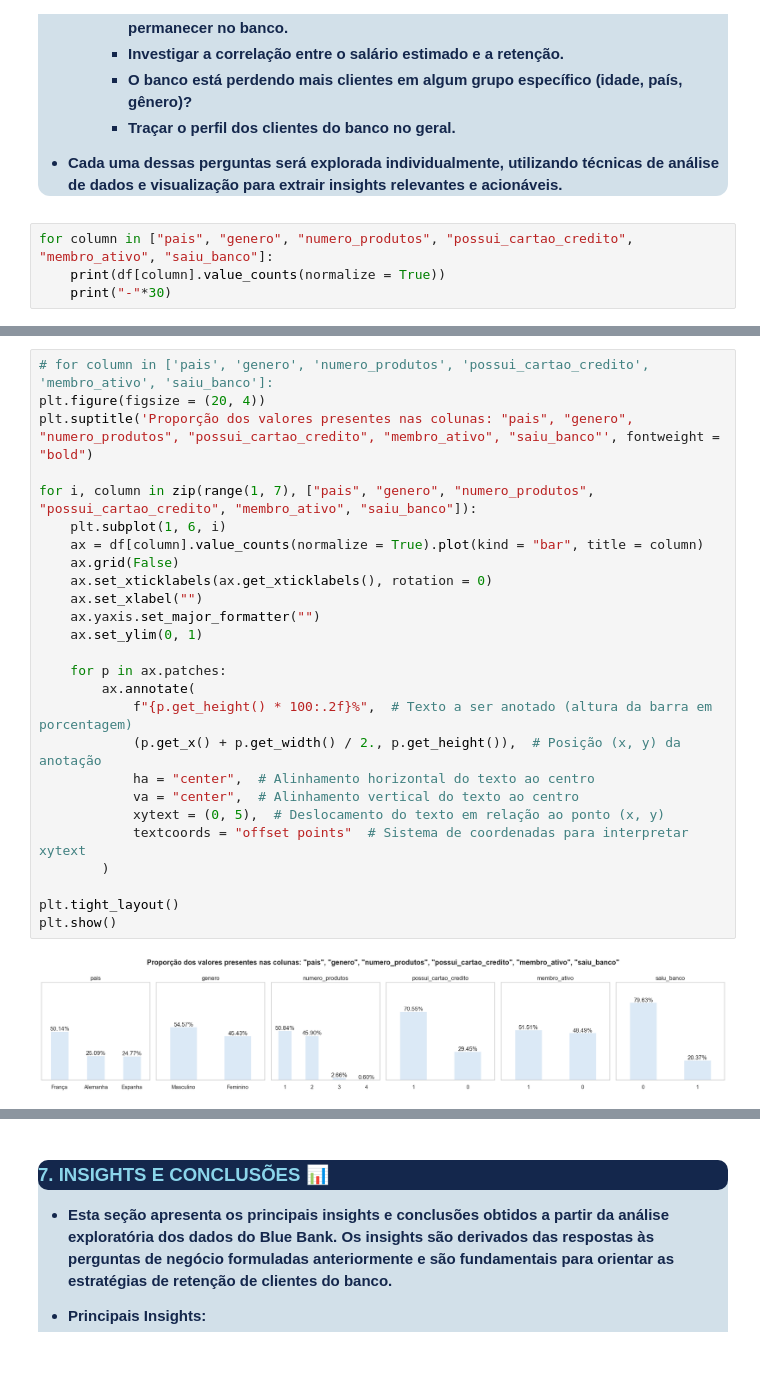
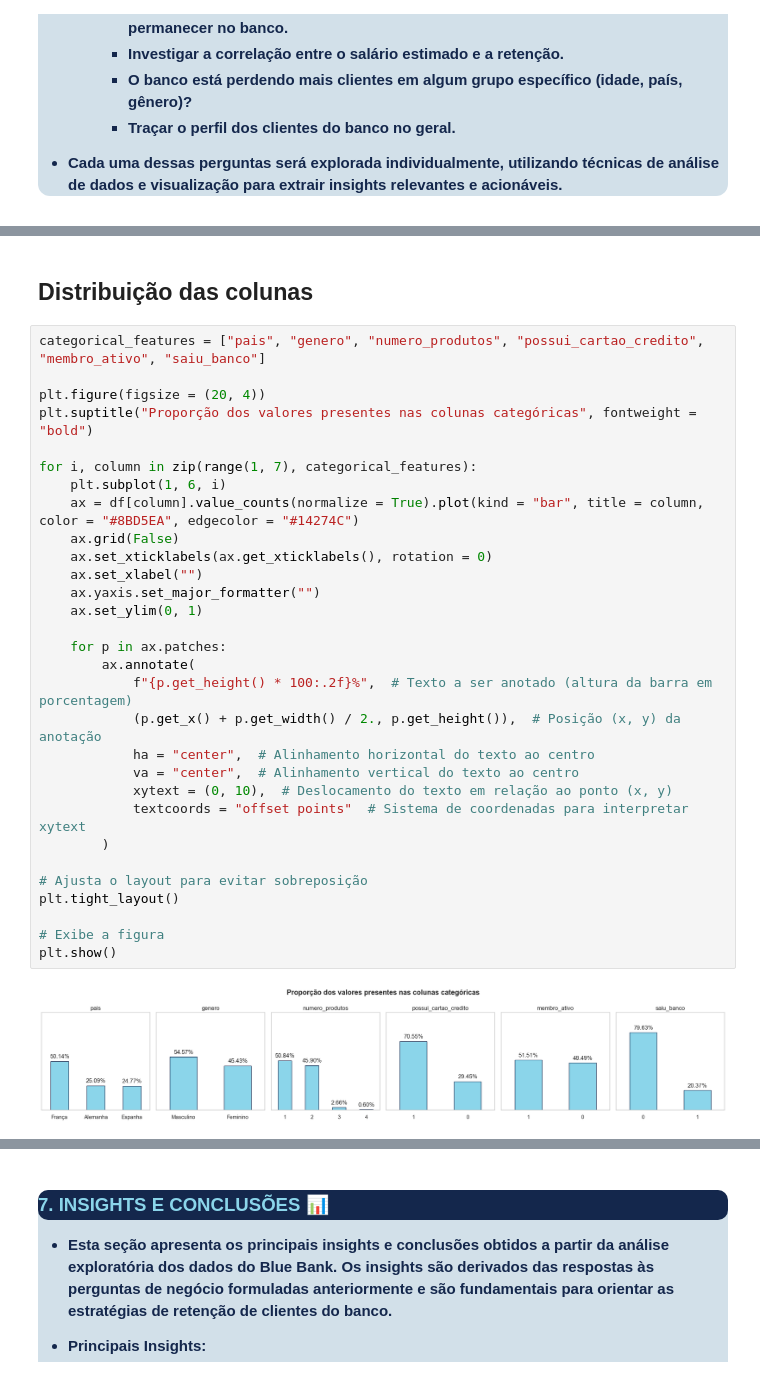
Before and after one commit to tnleite/blue-bank-customer-churn-eda, a Jupyter notebook: 02-Analise/blue-bank-costumer-churn-eda.ipynb, the cells around one changed output, grey strips where cells are left out. Drawn from its saved outputs; the diff is of its cells as text.

```diff
--- a/02-Analise/blue-bank-costumer-churn-eda.ipynb
+++ b/02-Analise/blue-bank-costumer-churn-eda.ipynb
@@ -385,7 +409,3 @@ Descrição atualizada das colunas do DataFrame:
         - **Traçar o perfil dos clientes do banco no geral.**
 
 - **Cada uma dessas perguntas será explorada individualmente, utilizando técnicas de análise de dados e visualização para extrair insights relevantes e acionáveis.**
-# %%
-for column in ["pais", "genero", "numero_produtos", "possui_cartao_credito", "membro_ativo", "saiu_banco"]:
-    print(df[column].value_counts(normalize = True))
-    print("-"*30)
@@ -410,28 +412,34 @@ Name: proportion, dtype: float64
+# %% [markdown]
+## Distribuição das colunas
 # %%
-# for column in ['pais', 'genero', 'numero_produtos', 'possui_cartao_credito', 'membro_ativo', 'saiu_banco']:
+categorical_features = ["pais", "genero", "numero_produtos", "possui_cartao_credito", "membro_ativo", "saiu_banco"]
+
 plt.figure(figsize = (20, 4))
-plt.suptitle('Proporção dos valores presentes nas colunas: "pais", "genero", "numero_produtos", "possui_cartao_credito", "membro_ativo", "saiu_banco"', fontweight = "bold")
+plt.suptitle("Proporção dos valores presentes nas colunas categóricas", fontweight = "bold")
 
-for i, column in zip(range(1, 7), ["pais", "genero", "numero_produtos", "possui_cartao_credito", "membro_ativo", "saiu_banco"]):
+for i, column in zip(range(1, 7), categorical_features):
     plt.subplot(1, 6, i)
-    ax = df[column].value_counts(normalize = True).plot(kind = "bar", title = column)
+    ax = df[column].value_counts(normalize = True).plot(kind = "bar", title = column, color = "#8BD5EA", edgecolor = "#14274C")
     ax.grid(False)
     ax.set_xticklabels(ax.get_xticklabels(), rotation = 0)
     ax.set_xlabel("")
     ax.yaxis.set_major_formatter("")
     ax.set_ylim(0, 1)
 
     for p in ax.patches:
         ax.annotate(
             f"{p.get_height() * 100:.2f}%",  # Texto a ser anotado (altura da barra em porcentagem)
             (p.get_x() + p.get_width() / 2., p.get_height()),  # Posição (x, y) da anotação
             ha = "center",  # Alinhamento horizontal do texto ao centro
             va = "center",  # Alinhamento vertical do texto ao centro
-            xytext = (0, 5),  # Deslocamento do texto em relação ao ponto (x, y)
+            xytext = (0, 10),  # Deslocamento do texto em relação ao ponto (x, y)
             textcoords = "offset points"  # Sistema de coordenadas para interpretar xytext
         )
 
+# Ajusta o layout para evitar sobreposição
 plt.tight_layout()
+
+# Exibe a figura
 plt.show()
 # %% [output]
-[figure, old version]
+[figure, new version]
```
Also changed, not shown: parts of 17 cells of this notebook.
